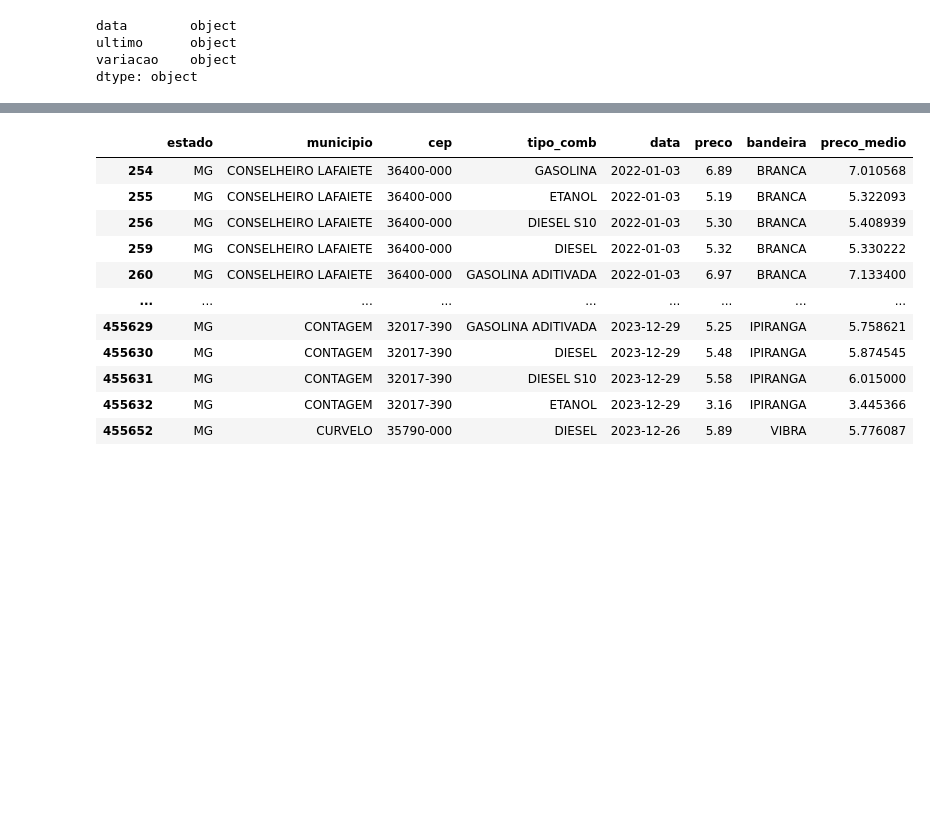
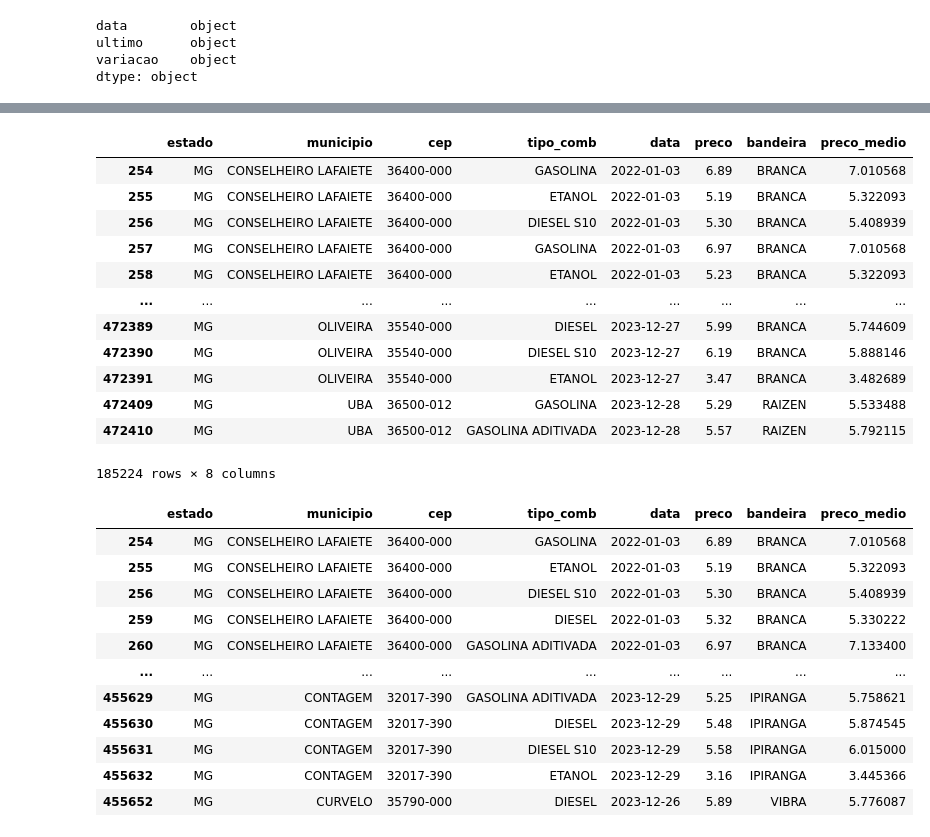
Before and after one commit to emanuel-brandao15/fuel-prices-forecast-brazil-mg, a Jupyter notebook: fuel_timeseries.ipynb, the cells around one changed output, grey strips where cells are left out. Drawn from its saved outputs; the diff is of its cells as text; code cells hidden in the pictures; blank space fills up the shorter version.

```diff
--- a/fuel_timeseries.ipynb
+++ b/fuel_timeseries.ipynb
@@ -208,3 +253,19 @@ df_fuels['preco_medio'] = df_fuels.groupby(['data', 'tipo_comb'])['preco'].trans
+# %%
+cop
+# %% [output]
+|  | estado | municipio | cep | tipo_comb | data | preco | bandeira | preco_medio |
+| 254 | MG | CONSELHEIRO LAFAIETE | 36400-000 | GASOLINA | 2022-01-03 | 6.89 | BRANCA | 7.010568 |
+| 255 | MG | CONSELHEIRO LAFAIETE | 36400-000 | ETANOL | 2022-01-03 | 5.19 | BRANCA | 5.322093 |
+| 256 | MG | CONSELHEIRO LAFAIETE | 36400-000 | DIESEL S10 | 2022-01-03 | 5.30 | BRANCA | 5.408939 |
+| 257 | MG | CONSELHEIRO LAFAIETE | 36400-000 | GASOLINA | 2022-01-03 | 6.97 | BRANCA | 7.010568 |
+| 258 | MG | CONSELHEIRO LAFAIETE | 36400-000 | ETANOL | 2022-01-03 | 5.23 | BRANCA | 5.322093 |
+| ... | ... | ... | ... | ... | ... | ... | ... | ... |
+| 472389 | MG | OLIVEIRA | 35540-000 | DIESEL | 2023-12-27 | 5.99 | BRANCA | 5.744609 |
+| 472390 | MG | OLIVEIRA | 35540-000 | DIESEL S10 | 2023-12-27 | 6.19 | BRANCA | 5.888146 |
+| 472391 | MG | OLIVEIRA | 35540-000 | ETANOL | 2023-12-27 | 3.47 | BRANCA | 3.482689 |
+| 472409 | MG | UBA | 36500-012 | GASOLINA | 2023-12-28 | 5.29 | RAIZEN | 5.533488 |
+| 472410 | MG | UBA | 36500-012 | GASOLINA ADITIVADA | 2023-12-28 | 5.57 | RAIZEN | 5.792115 |
+185224 rows × 8 columns
 # %%
 df_uniq = df_fuels.drop_duplicates(subset=['data', 'preco_medio'])
 df_uniq
```
Also changed, not shown: parts of 9 cells of this notebook.
